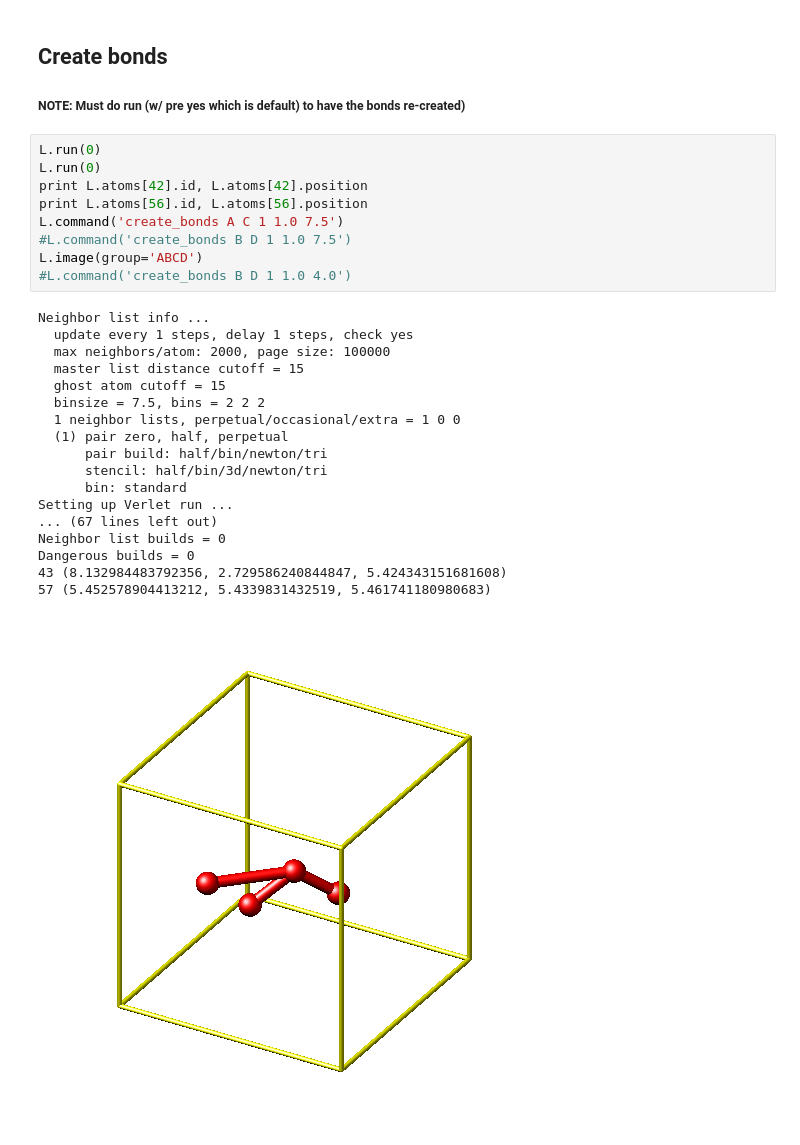
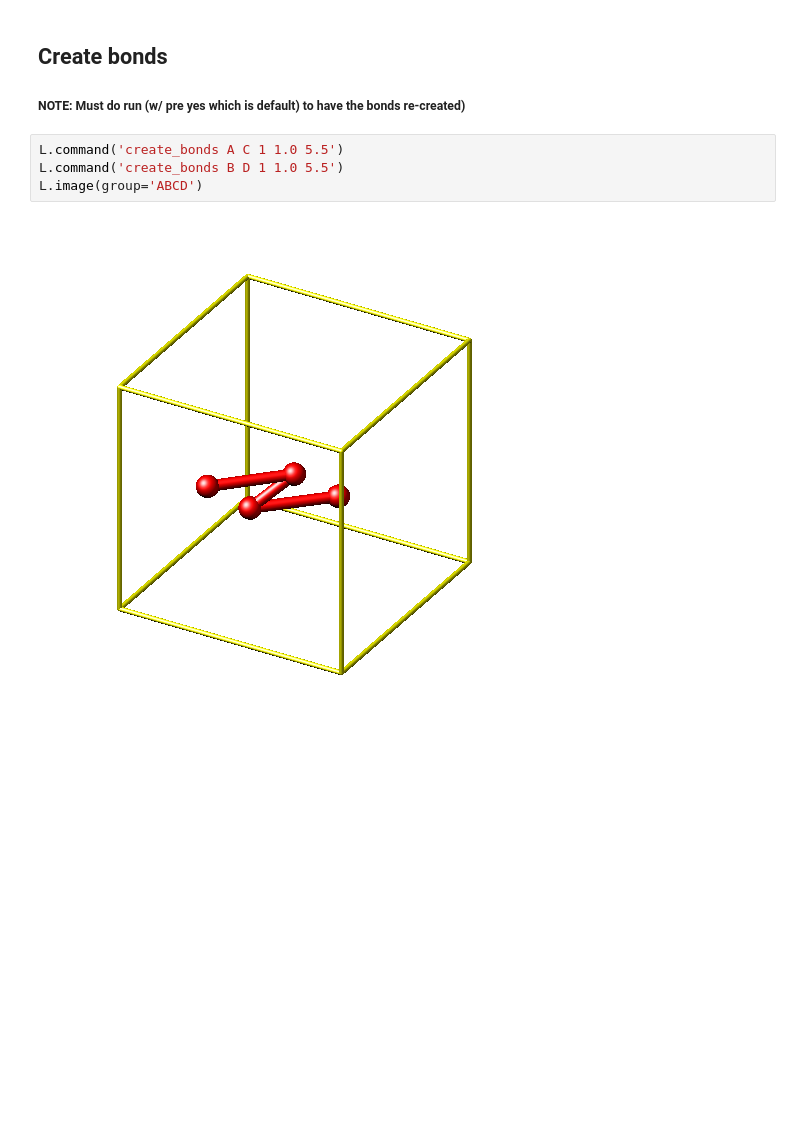
Before and after one commit to marshallmcdonnell/lmps_keating, a Jupyter notebook: silicon.ipynb, the cells around one changed output. Drawn from its saved outputs; the diff is of its cells as text; blank space fills up the shorter version.

```diff
--- a/silicon.ipynb
+++ b/silicon.ipynb
@@ -161,30 +165,8 @@ L.image(group='ABCD')
 ## Create bonds
 ##### NOTE: Must do run (w/ pre yes which is default) to have the bonds re-created)
 # %%
-L.run(0)
-L.run(0)
-print L.atoms[42].id, L.atoms[42].position
-print L.atoms[56].id, L.atoms[56].position
-L.command('create_bonds A C 1 1.0 7.5')
-#L.command('create_bonds B D 1 1.0 7.5')
+L.command('create_bonds A C 1 1.0 5.5')
+L.command('create_bonds B D 1 1.0 5.5')
 L.image(group='ABCD')
-#L.command('create_bonds B D 1 1.0 4.0')
 # %% [output]
-Neighbor list info ...
-  update every 1 steps, delay 1 steps, check yes
-  max neighbors/atom: 2000, page size: 100000
-  master list distance cutoff = 15
-  ghost atom cutoff = 15
-  binsize = 7.5, bins = 2 2 2
-  1 neighbor lists, perpetual/occasional/extra = 1 0 0
-  (1) pair zero, half, perpetual
-      pair build: half/bin/newton/tri
-      stencil: half/bin/3d/newton/tri
-      bin: standard
-Setting up Verlet run ...
-... (67 lines left out)
-Neighbor list builds = 0
-Dangerous builds = 0
-43 (8.132984483792356, 2.729586240844847, 5.424343151681608)
-57 (5.452578904413212, 5.4339831432519, 5.461741180980683)
-[figure, old version]
+[figure, new version]
```
Also changed, not shown: parts of 4 cells of this notebook, 2 other files.
